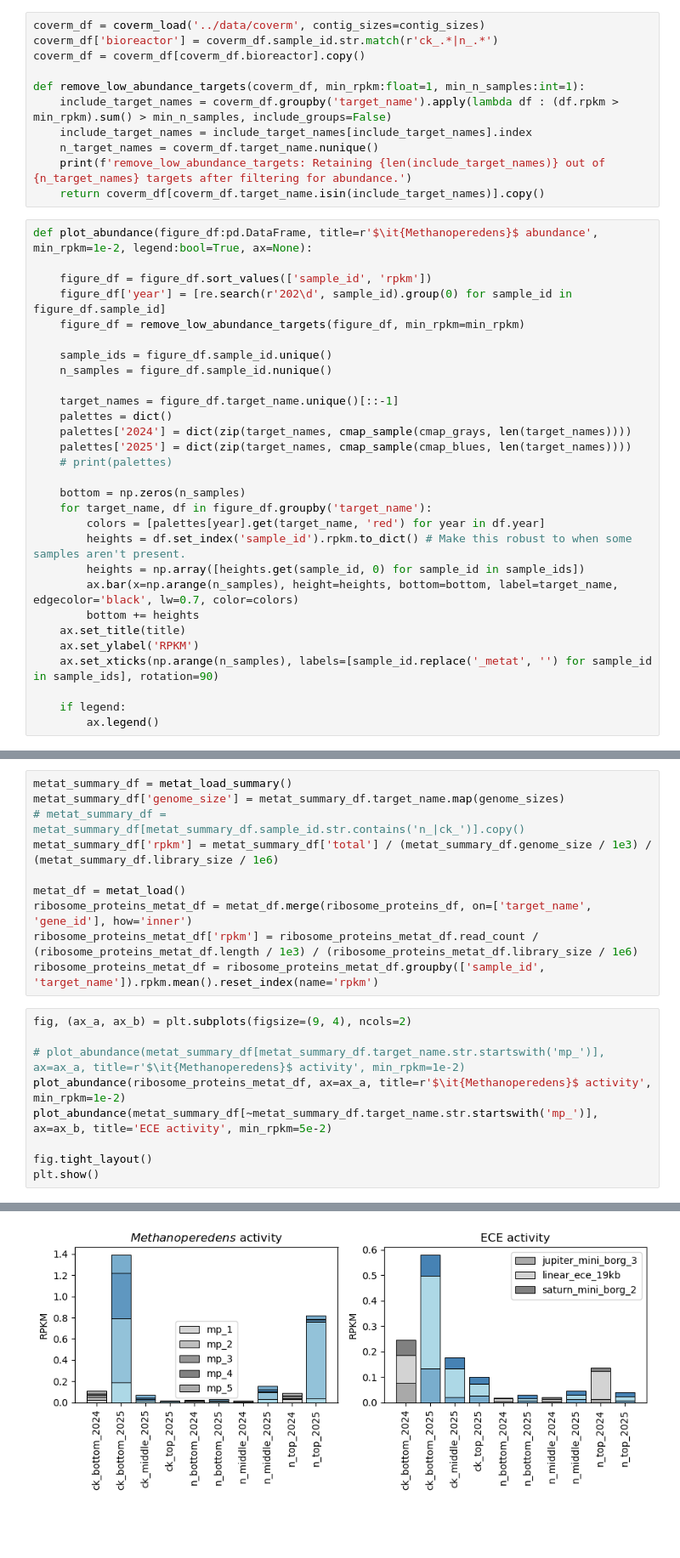
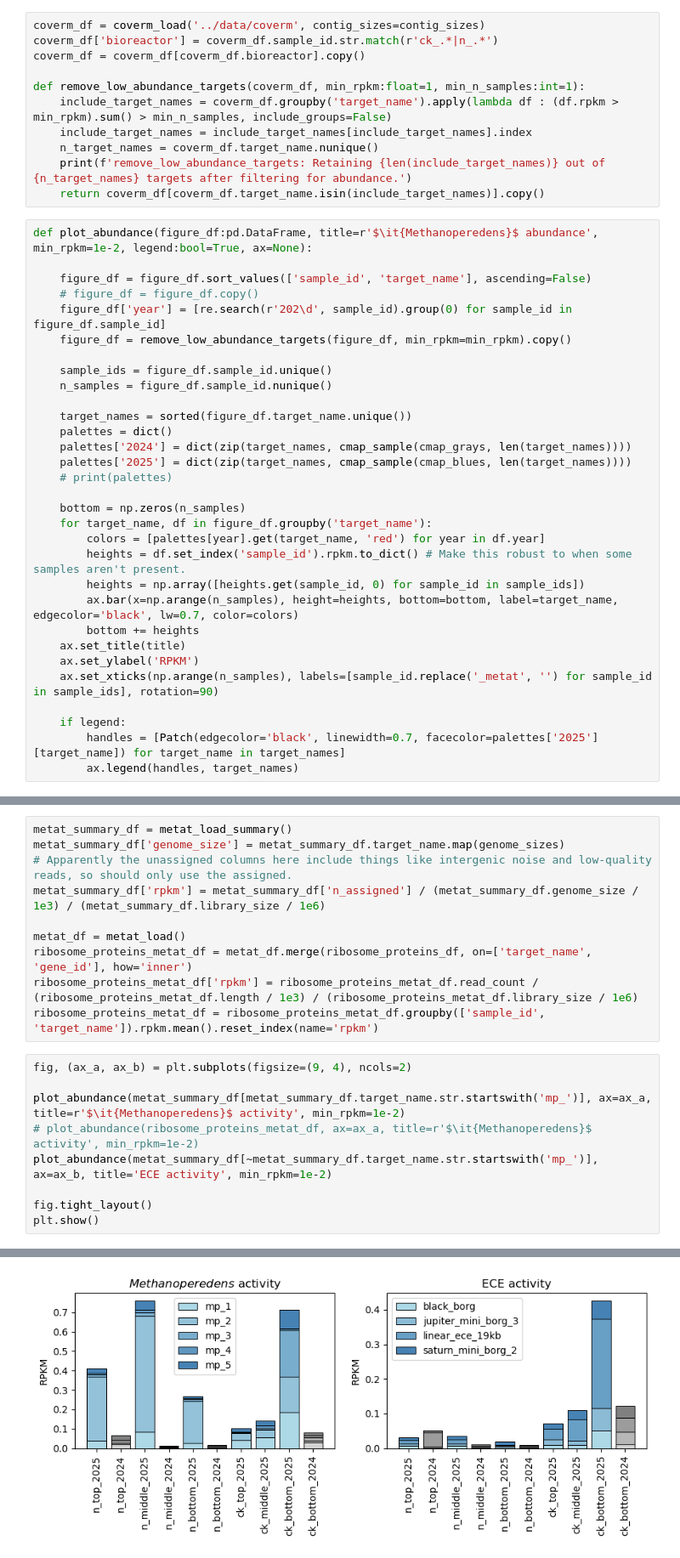
Before and after one commit to pipparichter/banfield, a Jupyter notebook: notebooks/sandbox-1.ipynb, the cells around one changed output, grey strips where cells are left out. Shown: that part at 85% size. Cells and saved outputs as stored; diff of their text form; blank space fills up the shorter version.

```diff
--- a/notebooks/sandbox-1.ipynb
+++ b/notebooks/sandbox-1.ipynb
@@ -98,14 +112,15 @@ def remove_low_abundance_targets(coverm_df, min_rpkm:float=1, min_n_samples:int=
 # %%
 def plot_abundance(figure_df:pd.DataFrame, title=r'$\it{Methanoperedens}$ abundance', min_rpkm=1e-2, legend:bool=True, ax=None):
 
-    figure_df = figure_df.sort_values(['sample_id', 'rpkm'])
+    figure_df = figure_df.sort_values(['sample_id', 'target_name'], ascending=False)
+    # figure_df = figure_df.copy()
     figure_df['year'] = [re.search(r'202\d', sample_id).group(0) for sample_id in figure_df.sample_id]
-    figure_df = remove_low_abundance_targets(figure_df, min_rpkm=min_rpkm)
+    figure_df = remove_low_abundance_targets(figure_df, min_rpkm=min_rpkm).copy()
 
     sample_ids = figure_df.sample_id.unique()
     n_samples = figure_df.sample_id.nunique()
 
-    target_names = figure_df.target_name.unique()[::-1]
+    target_names = sorted(figure_df.target_name.unique())
     palettes = dict()
     palettes['2024'] = dict(zip(target_names, cmap_sample(cmap_grays, len(target_names))))
     palettes['2025'] = dict(zip(target_names, cmap_sample(cmap_blues, len(target_names))))
@@ -123,5 +138,6 @@ def plot_abundance(figure_df:pd.DataFrame, title=r'$\it{Methanoperedens}$ abunda
     ax.set_xticks(np.arange(n_samples), labels=[sample_id.replace('_metat', '') for sample_id in sample_ids], rotation=90)
 
     if legend:
-        ax.legend()
+        handles = [Patch(edgecolor='black', linewidth=0.7, facecolor=palettes['2025'][target_name]) for target_name in target_names]
+        ax.legend(handles, target_names)
 # %%
@@ -168,8 +203,8 @@ Num. ribosomal proteins found in mp_5: 57
 # %%
 metat_summary_df = metat_load_summary()
 metat_summary_df['genome_size'] = metat_summary_df.target_name.map(genome_sizes)
-# metat_summary_df = metat_summary_df[metat_summary_df.sample_id.str.contains('n_|ck_')].copy()
-metat_summary_df['rpkm'] = metat_summary_df['total'] / (metat_summary_df.genome_size / 1e3) / (metat_summary_df.library_size / 1e6)
+# Apparently the unassigned columns here include things like intergenic noise and low-quality reads, so should only use the assigned.
+metat_summary_df['rpkm'] = metat_summary_df['n_assigned'] / (metat_summary_df.genome_size / 1e3) / (metat_summary_df.library_size / 1e6)
 
 metat_df = metat_load()
 ribosome_proteins_metat_df = metat_df.merge(ribosome_proteins_df, on=['target_name', 'gene_id'], how='inner')
@@ -178,9 +213,9 @@ ribosome_proteins_metat_df = ribosome_proteins_metat_df.groupby(['sample_id', 't
 # %%
 fig, (ax_a, ax_b) = plt.subplots(figsize=(9, 4), ncols=2)
 
-# plot_abundance(metat_summary_df[metat_summary_df.target_name.str.startswith('mp_')], ax=ax_a, title=r'$\it{Methanoperedens}$ activity', min_rpkm=1e-2)
-plot_abundance(ribosome_proteins_metat_df, ax=ax_a, title=r'$\it{Methanoperedens}$ activity', min_rpkm=1e-2)
-plot_abundance(metat_summary_df[~metat_summary_df.target_name.str.startswith('mp_')], ax=ax_b, title='ECE activity', min_rpkm=5e-2)
+plot_abundance(metat_summary_df[metat_summary_df.target_name.str.startswith('mp_')], ax=ax_a, title=r'$\it{Methanoperedens}$ activity', min_rpkm=1e-2)
+# plot_abundance(ribosome_proteins_metat_df, ax=ax_a, title=r'$\it{Methanoperedens}$ activity', min_rpkm=1e-2)
+plot_abundance(metat_summary_df[~metat_summary_df.target_name.str.startswith('mp_')], ax=ax_b, title='ECE activity', min_rpkm=1e-2)
 
 fig.tight_layout()
 plt.show()
@@ -190 +225 @@ remove_low_abundance_targets: Retaining 3 out of 23 targets after filtering for
-[figure, old version]
+[figure, new version]
```
Also changed, not shown: parts of 10 cells of this notebook, 18 other files.
